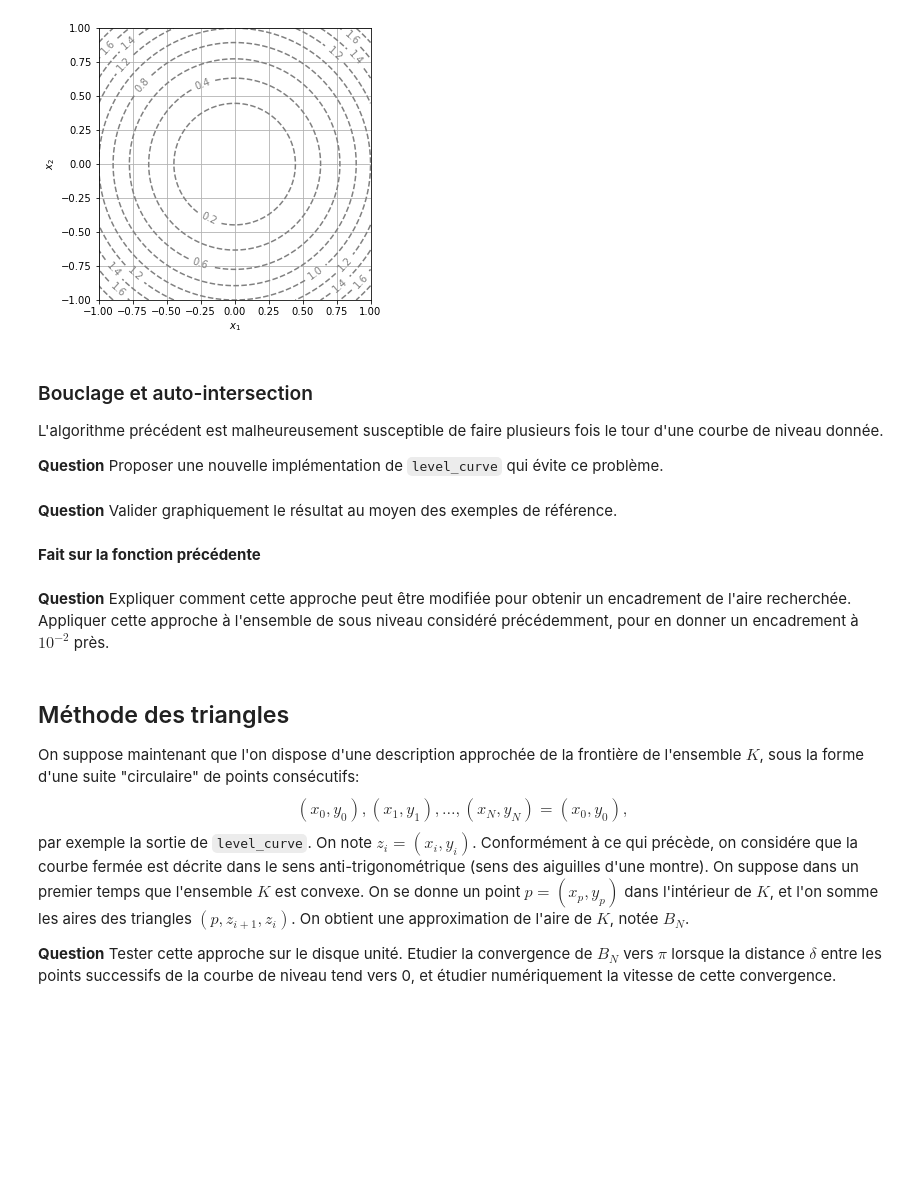
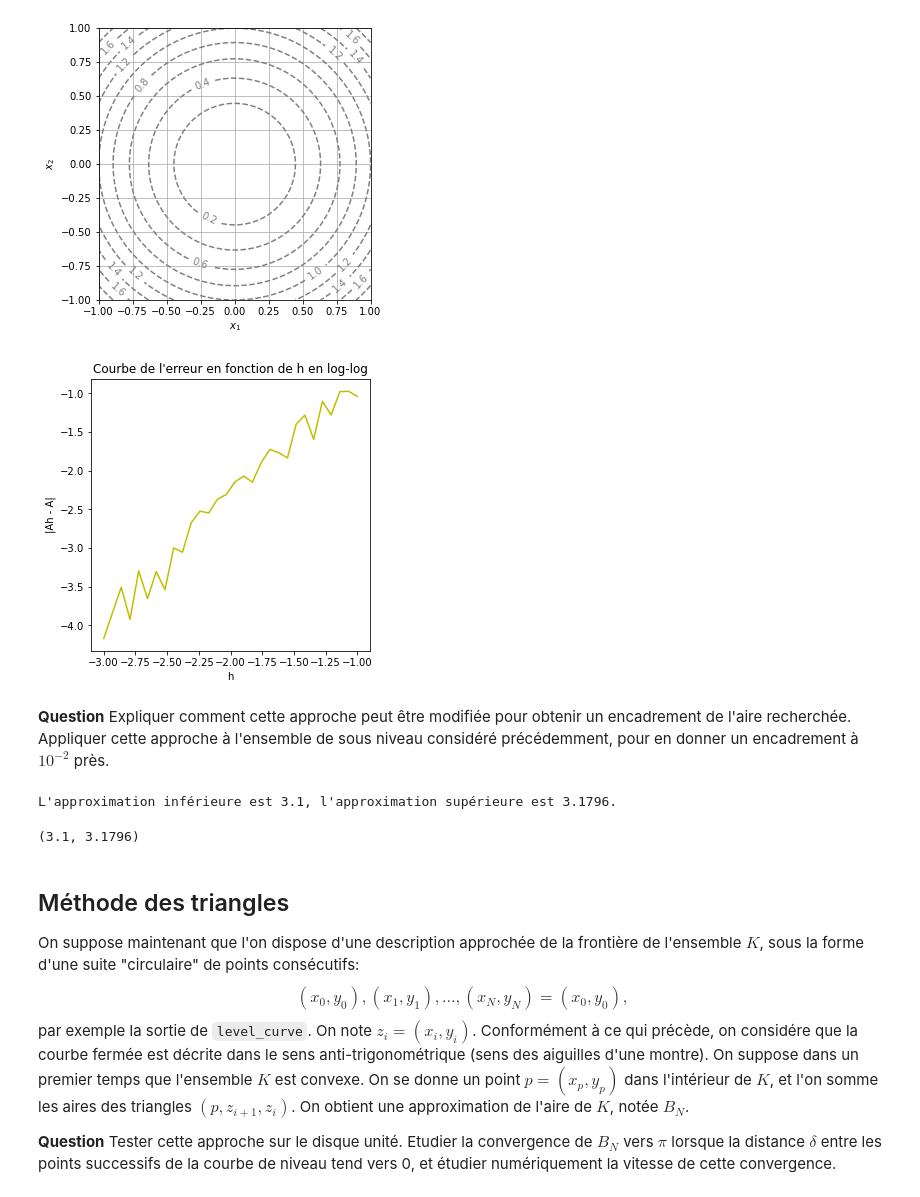
Before and after one commit to Joris-Landais/Projet-numerique-Alexia-Joris, a Jupyter notebook: Projet numérique - Calcul différentiel.ipynb, the cells around one changed output. Cells and saved outputs as stored; diff of their text form; code cells hidden in the pictures; blank space fills up the shorter version.

```diff
--- a/Projet numérique - Calcul différentiel.ipynb
+++ b/Projet numérique - Calcul différentiel.ipynb
@@ -303,19 +313,42 @@ area_squares(f4,1,1/1000)
 # %% [output]
 3.1415249999999997
 [figure]
-# %% [markdown]
-### Bouclage et auto-intersection
-
-L'algorithme précédent est malheureusement susceptible de faire plusieurs fois le tour d'une courbe de niveau donnée.
-
-**Question** Proposer une nouvelle implémentation de `level_curve` qui évite ce problème.
-# %% [markdown]
-**Question** Valider graphiquement le résultat au moyen des exemples de référence.
-# %% [markdown]
-**Fait sur la fonction précédente**
+# %%
+
+X=np.linspace(-3,-1,30)
+Y=[np.log10(np.pi-area_squares(f4,1,10**(a))) for a in X]
+plt.plot(X,Y,color = 'y')
+plt.xlabel("h")
+plt.ylabel("|Ah - A|")
+plt.title("Courbe de l'erreur en fonction de h en log-log")
+plt.show()
+# %% [output]
+[figure, added]
 # %% [markdown]
 **Question**  Expliquer comment cette approche peut être modifiée pour obtenir un encadrement de l'aire recherchée.
 Appliquer cette approche à l'ensemble de sous niveau considéré précédemment, pour en donner un encadrement à $10^{-2}$ près.
+# %%
+def area_squares_level_up(f,c,h):
+    K=1 #modifier la valeur manuellement en fonction du grand carré considéré
+    N=int((2*K)/h)
+
+    Sinf=0
+    Ssup=0
+
+    for i in range(N):
+        for j in range(N):
+            if (f(-K+i*h,-K+j*h)) < c and (f(-K+(i+1)*h,-K+j*h)) < c and (f(-K+i*h,-K+(j+1)*h)) < c and (f(-K+(i+1)*h,-K+(j+1)*h)) < c:
+                Sinf+=1
+            if (f(-K+i*h,-K+j*h)) < c or (f(-K+(i+1)*h,-K+j*h)) < c or (f(-K+i*h,-K+(j+1)*h)) < c or (f(-K+(i+1)*h,-K+(j+1)*h)) < c:
+                Ssup+=1
+    print (f"L'approximation inférieure est {Sinf*(h**2)}, l'approximation supérieure est {Ssup*(h**2)}.")
+
+    return Sinf*(h**2),Ssup*(h**2)
+
+area_squares_level_up(f4,1,1/100)
+# %% [output]
+L'approximation inférieure est 3.1, l'approximation supérieure est 3.1796.
+(3.1, 3.1796)
 # %% [markdown]
 ## Méthode des triangles
 On suppose maintenant que l'on dispose d'une description approchée de la frontière de l'ensemble $K$, sous la forme d'une suite "circulaire"  de points consécutifs:
```
Also changed, not shown: parts of 4 cells of this notebook.
